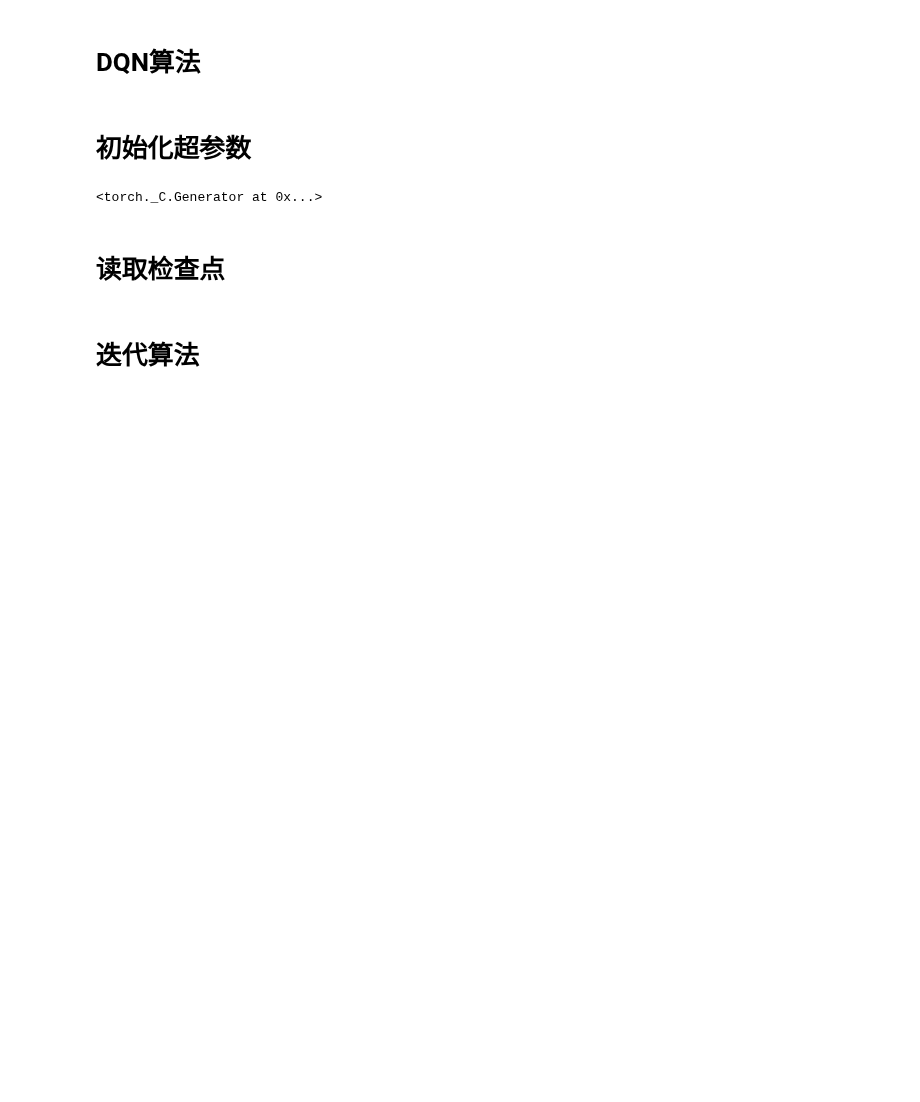
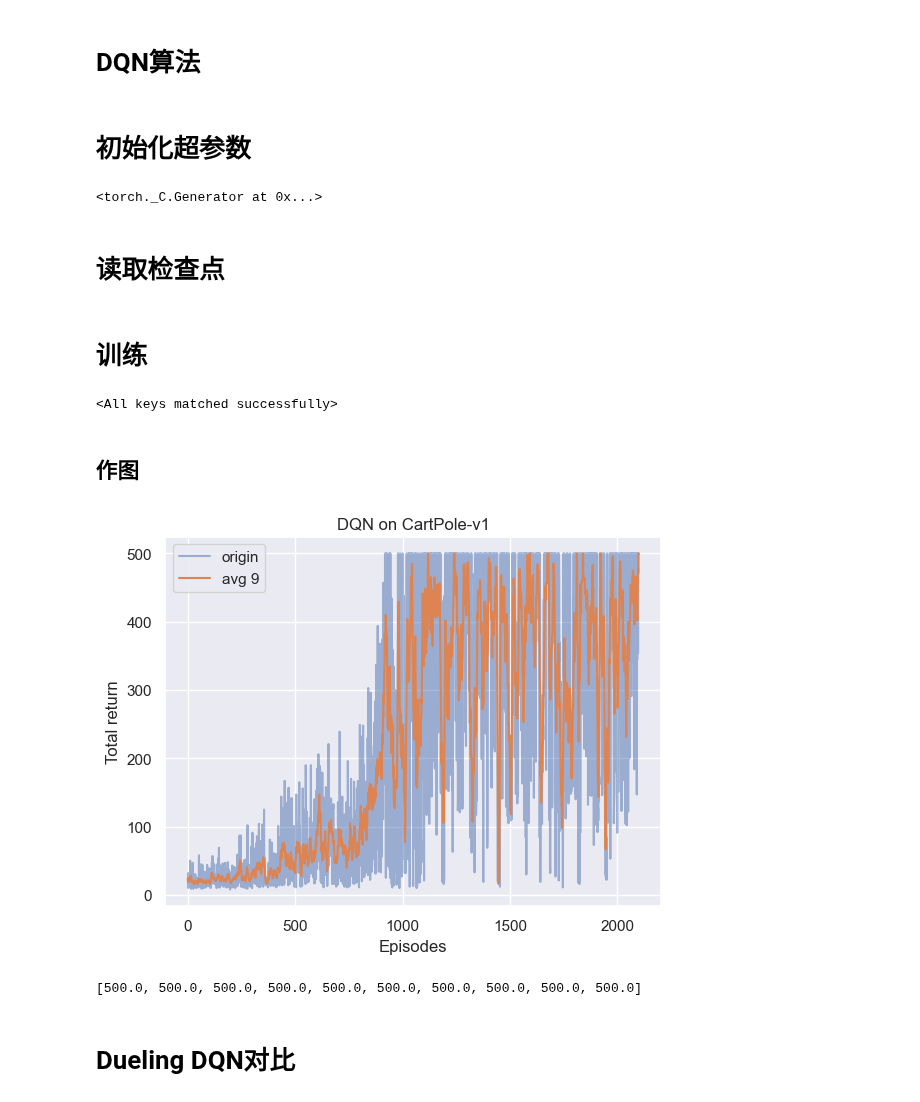
Before and after one commit to Aegis1863/ML_practice, a Jupyter notebook: 强化学习笔记/07_DQN.ipynb, the cells around one changed output. Saved outputs shown, nothing was run; the diff lists cells and outputs as text; code cells hidden in the pictures; blank space fills up the shorter version.

```diff
--- a/强化学习笔记/07_DQN.ipynb
+++ b/强化学习笔记/07_DQN.ipynb
@@ -42,3 +43,17 @@ class Qnet(torch.nn.Module):
+# %%
+class VAnet(torch.nn.Module):
+    ''' 只有一层隐藏层的A网络和V网络 '''
+    def __init__(self, state_dim, hidden_dim, action_dim):
+        super(VAnet, self).__init__()
+        self.fc1 = torch.nn.Linear(state_dim, hidden_dim)  # 共享网络部分
+        self.fc_A = torch.nn.Linear(hidden_dim, action_dim)
+        self.fc_V = torch.nn.Linear(hidden_dim, 1)
+
+    def forward(self, x):
+        A = self.fc_A(F.relu(self.fc1(x)))
+        V = self.fc_V(F.relu(self.fc1(x)))
+        Q = V + A - A.mean(-1).view(-1, 1)  # Q值由V值和A值计算得到
+        return Q
 # %% [markdown]
 # DQN算法
 # %%
@@ -95,9 +122,9 @@ env_name = 'CartPole-v1'
 env = gym.make(env_name, render_mode='rgb_array')
 
 # DQN相关
-total_epoch = 2  # 迭代数
+total_epoch = 20  # 迭代数
 s_epoch = 0 # 默认开始位置
-total_episode = 70  # 每次迭代最大游戏轮数
+total_episode = 100  # 每次迭代最大游戏轮数
 max_step = 500
 gamma = 0.98
 epsilon = 1  # 刚开始随机动作,更新中线性降低
@@ -107,18 +134,17 @@ minimal_size = 1000  # 最小经验数
 batch_size = 128
 best_score = 0  # 每回合中的最佳分数
 replay_buffer = ReplayBuffer(buffer_size)
-reward_list = []
+return_list = []
 best_weight = 0
 
 # 神经网络相关
 lr = 2e-3
-hidden_dim_1 = 32
-hidden_dim_2 = 32
+hidden_dim = 128
 state_dim = env.observation_space.shape[0]  # 状态空间大小
 action_dim = env.action_space.n  # 动作空间大小
 device = torch.device("cuda") if torch.cuda.is_available() else torch.device("cpu")
-agent = DQN(state_dim, hidden_dim_1, hidden_dim_2, action_dim, lr, gamma, epsilon,
-            target_update, device)
+agent = DQN(state_dim, hidden_dim, action_dim, lr, gamma, epsilon,
+            target_update, 'DuelingDQN',device)
 
 # 随机数种子
 random.seed(0)
@@ -129,16 +155,16 @@ torch.manual_seed(0)
 # %% [markdown]
 # 读取检查点
 # %%
-if os.path.exists('checkpoints/ckpt_dqn.pt'):
-    checkpoint = torch.load('checkpoints/ckpt_dqn.pt')
+if os.path.exists('checkpoints/ckpt_dqn_on_CPv1.pt'):
+    checkpoint = torch.load('checkpoints/ckpt_dqn_on_CPv1.pt')
     s_epoch = checkpoint['epoch']
     epsilon = checkpoint['epsilon']
     agent.q_net.load_state_dict(checkpoint['best_weight'])
-    reward_list = checkpoint['reward_list']
+    return_list = checkpoint['return_list']
 else:
     s_epoch = 0
 # %% [markdown]
-# 迭代算法
+# 训练
 # %%
 for epoch in range(s_epoch, total_epoch):
     with tqdm.tqdm(total=total_episode, desc='<%d/%d>'%(epoch+1, total_epoch), leave=False) as pbar:
@@ -172,14 +198,14 @@ for epoch in range(s_epoch, total_epoch):
                         best_weight = agent.q_net.state_dict()
                         best_score = step
 
-            reward_list.append(episode_return)
+            return_list.append(episode_return)
 
             if (episode + 1) % 10 == 0:  # 显示过去10次游戏情况
                 pbar.set_postfix({
                     'train_times':
                     '%d' % (total_episode * epoch + episode + 1),  # 至今一共训练了多少次游戏
                     'recent_reward':
-                    '%.1f' % np.mean(reward_list[-10:]),
+                    '%.1f' % np.mean(return_list[-10:]),
                     'episilon':
                     '%.2f' % agent.epsilon
                 })
@@ -193,8 +219,22 @@ for epoch in range(s_epoch, total_epoch):
                 'episode': episode,
                 'best_weight': best_weight,
                 'epsilon': epsilon,
-                'reward_list': reward_list,
-                }, 'checkpoints/ckpt_dqn.pt')
+                'return_list': return_list,
+                }, 'checkpoints/ckpt_dqn_on_CPv1.pt')
 
             pbar.update(1)  # 更新进度条
 agent.q_net.load_state_dict(best_weight)  # 应用最佳权重
+# %% [output]
+<All keys matched successfully>
+# %% [markdown]
+## 作图
+# %%
+rl_utils.picture_return(return_list, 'DQN', env_name, 9)
+# %% [output]
+[figure, added]
+# %%
+rl_utils.show_gym_policy(env_name, agent.q_net, 'V', 'human', 10, 500)
+# %% [output]
+[500.0, 500.0, 500.0, 500.0, 500.0, 500.0, 500.0, 500.0, 500.0, 500.0]
+# %% [markdown]
+# Dueling DQN对比
```
Also changed, not shown: parts of 10 cells of this notebook, 11 other files.
